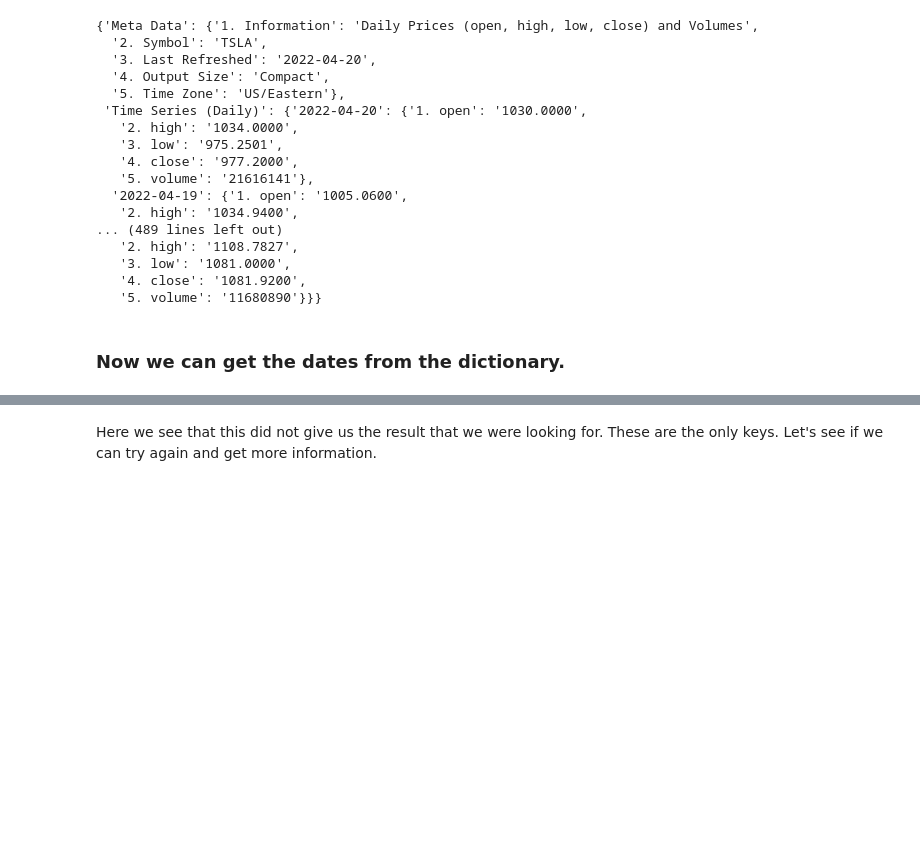
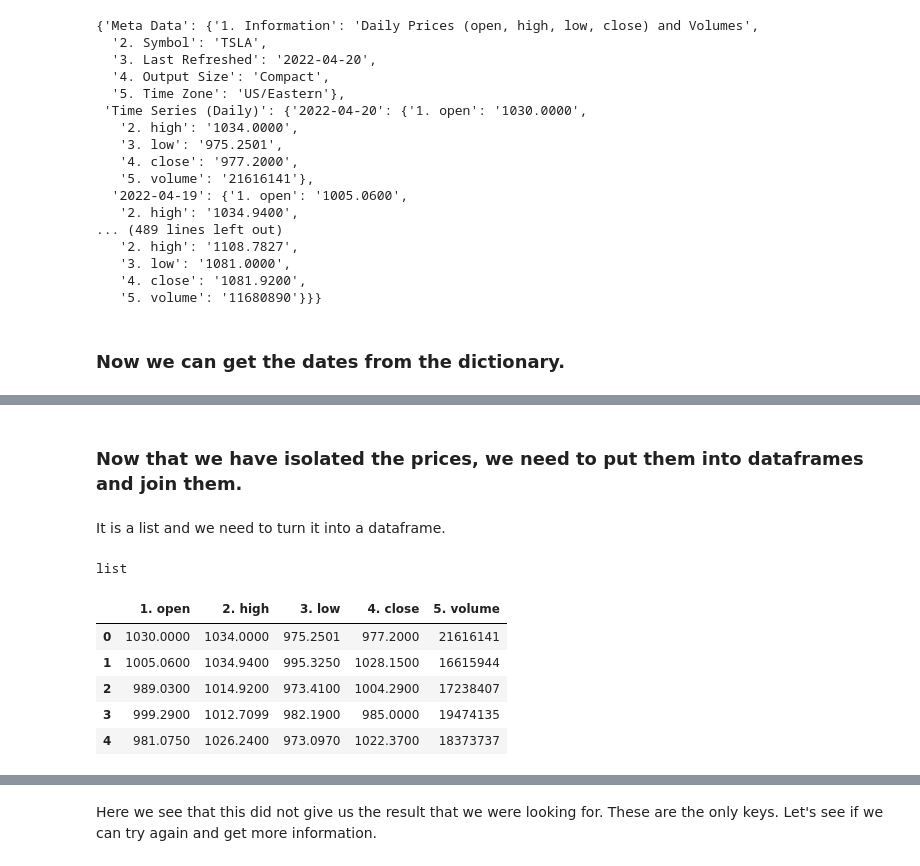
Before and after one commit to jaykayso/portfolio_risk_dashboard, a Jupyter notebook: data_import.ipynb, the cells around one changed output, grey strips where cells are left out. Saved outputs shown, nothing was run; the diff lists cells and outputs as text; code cells hidden in the pictures; blank space fills up the shorter version.

```diff
--- a/data_import.ipynb
+++ b/data_import.ipynb
@@ -137,6 +138,4 @@ data
 # %% [markdown]
 ### Now we can get the dates from the dictionary.
 # %%
-dates = []
-for key in data['Time Series (Daily)']:
-    dates.append(key)
+data = data['Time Series (Daily)']
@@ -146,0 +190,3 @@ print(dates)
+# %%
+for key, value in data.items():
+    print(key , value)
@@ -146,0 +211,4 @@ print(dates)
+# %%
+prices = []
+for value in data.values():
+    prices.append(value)
@@ -146,0 +235,18 @@ print(dates)
+# %% [markdown]
+### Now that we have isolated the prices, we need to put them into dataframes and join them.
+# %% [markdown]
+It is a list and we need to turn it into a dataframe.
+# %%
+type(prices)
+# %% [output]
+list
+# %%
+stock_df = pd.DataFrame(prices)
+stock_df.head()
+# %% [output]
+|  | 1. open | 2. high | 3. low | 4. close | 5. volume |
+| 0 | 1030.0000 | 1034.0000 | 975.2501 | 977.2000 | 21616141 |
+| 1 | 1005.0600 | 1034.9400 | 995.3250 | 1028.1500 | 16615944 |
+| 2 | 989.0300 | 1014.9200 | 973.4100 | 1004.2900 | 17238407 |
+| 3 | 999.2900 | 1012.7099 | 982.1900 | 985.0000 | 19474135 |
+| 4 | 981.0750 | 1026.2400 | 973.0970 | 1022.3700 | 18373737 |
```
Also changed, not shown: parts of 15 cells of this notebook.
